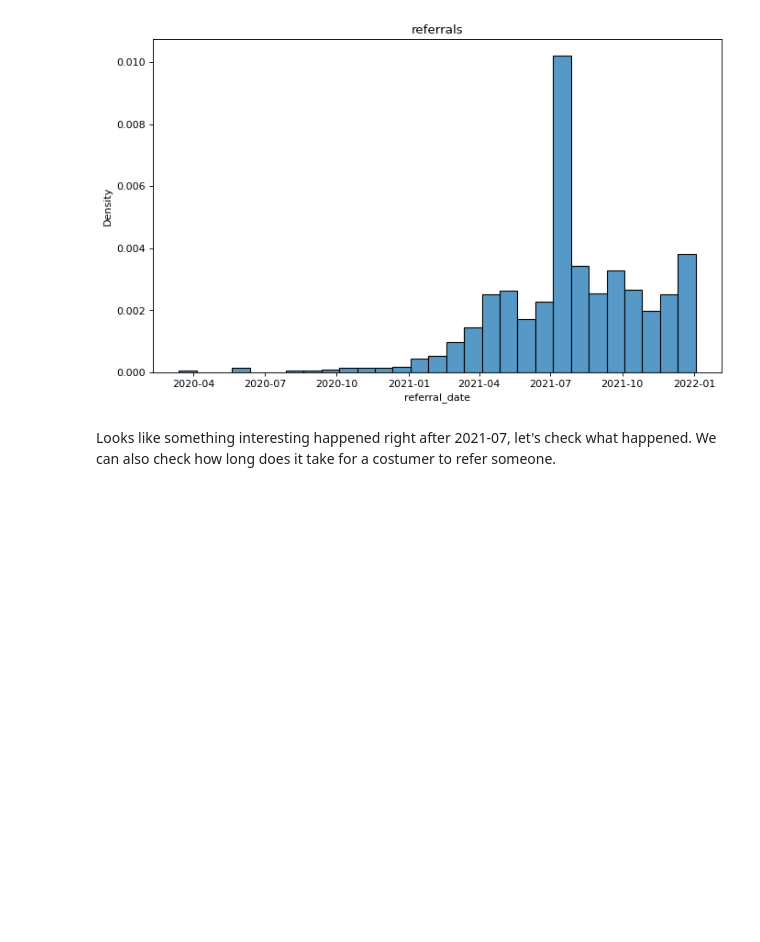
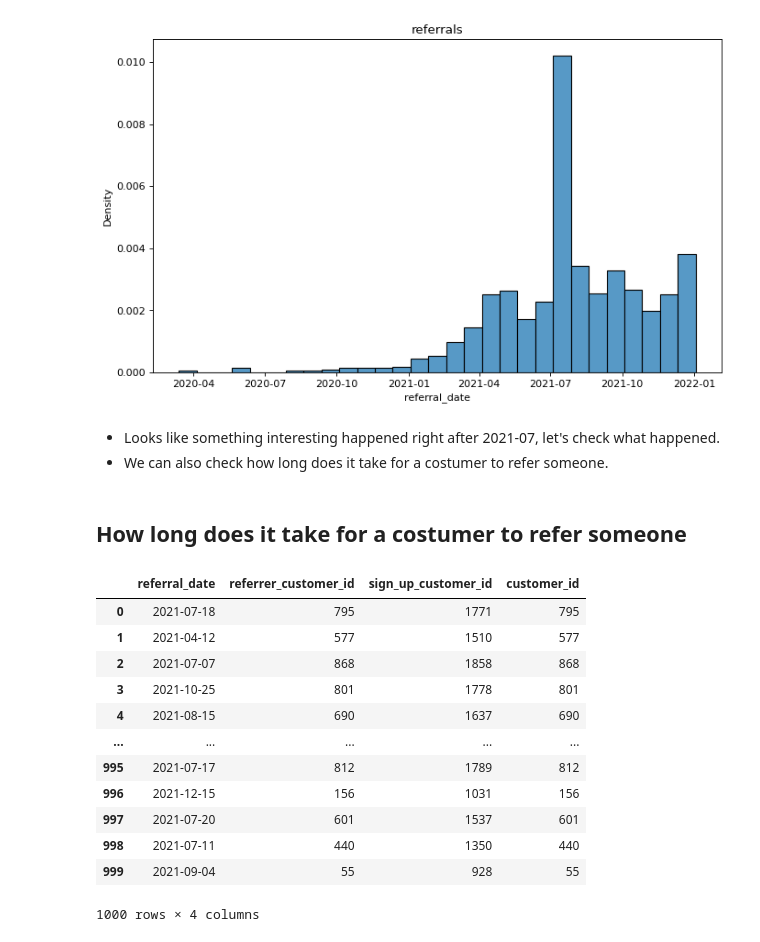
Before and after one commit to stephanyvargas/MemberReferrals, a Jupyter notebook: MemberReferrals.ipynb, the cells around one changed output. Cells and saved outputs as stored; diff of their text form; code cells hidden in the pictures; blank space fills up the shorter version.

```diff
--- a/MemberReferrals.ipynb
+++ b/MemberReferrals.ipynb
@@ -131,5 +131,24 @@ plt.show()
 # %% [output]
 [figure]
 # %% [markdown]
-Looks like something interesting happened right after 2021-07, let's check what happened.
-We can also check how long does it take for a costumer to refer someone.
+- Looks like something interesting happened right after 2021-07, let's check what happened.
+- We can also check how long does it take for a costumer to refer someone.
+# %% [markdown]
+## How long does it take for a costumer to refer someone
+# %%
+referral['customer_id'] = referral.referrer_customer_id
+pd.join()
+# %% [output]
+|  | referral_date | referrer_customer_id | sign_up_customer_id | customer_id |
+| 0 | 2021-07-18 | 795 | 1771 | 795 |
+| 1 | 2021-04-12 | 577 | 1510 | 577 |
+| 2 | 2021-07-07 | 868 | 1858 | 868 |
+| 3 | 2021-10-25 | 801 | 1778 | 801 |
+| 4 | 2021-08-15 | 690 | 1637 | 690 |
+| ... | ... | ... | ... | ... |
+| 995 | 2021-07-17 | 812 | 1789 | 812 |
+| 996 | 2021-12-15 | 156 | 1031 | 156 |
+| 997 | 2021-07-20 | 601 | 1537 | 601 |
+| 998 | 2021-07-11 | 440 | 1350 | 440 |
+| 999 | 2021-09-04 | 55 | 928 | 55 |
+1000 rows × 4 columns
```
